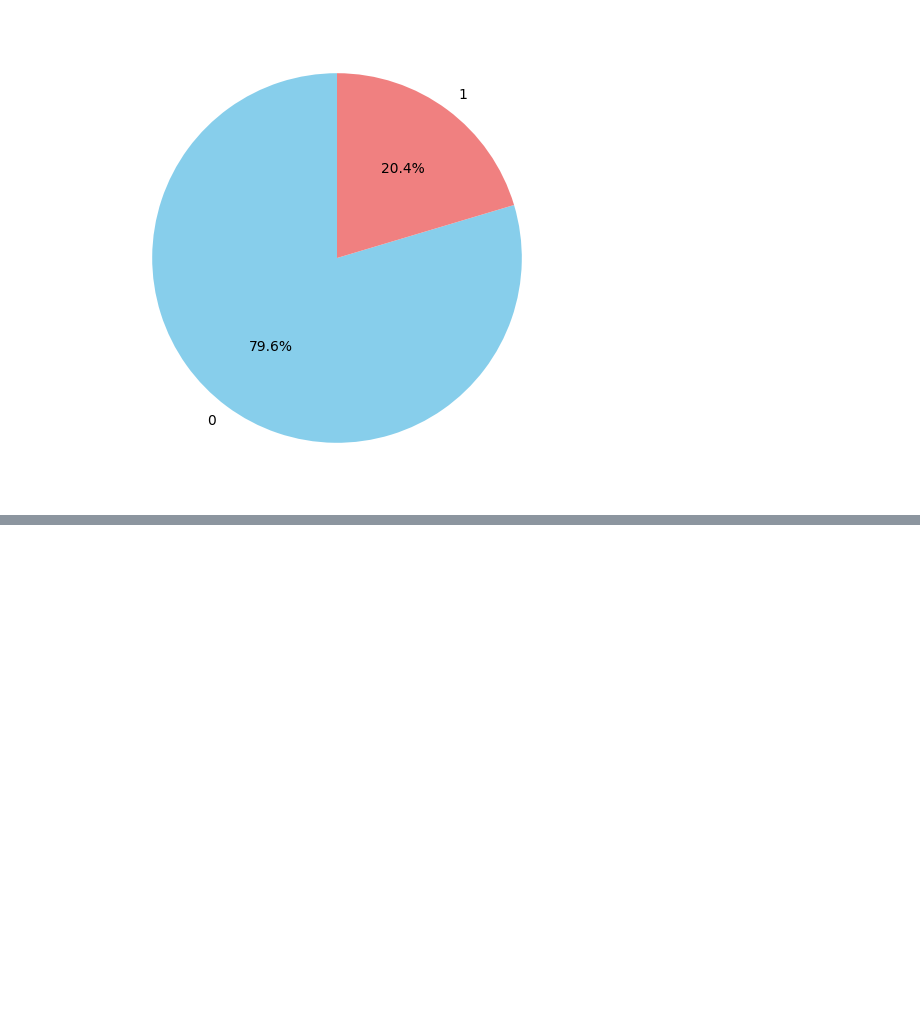
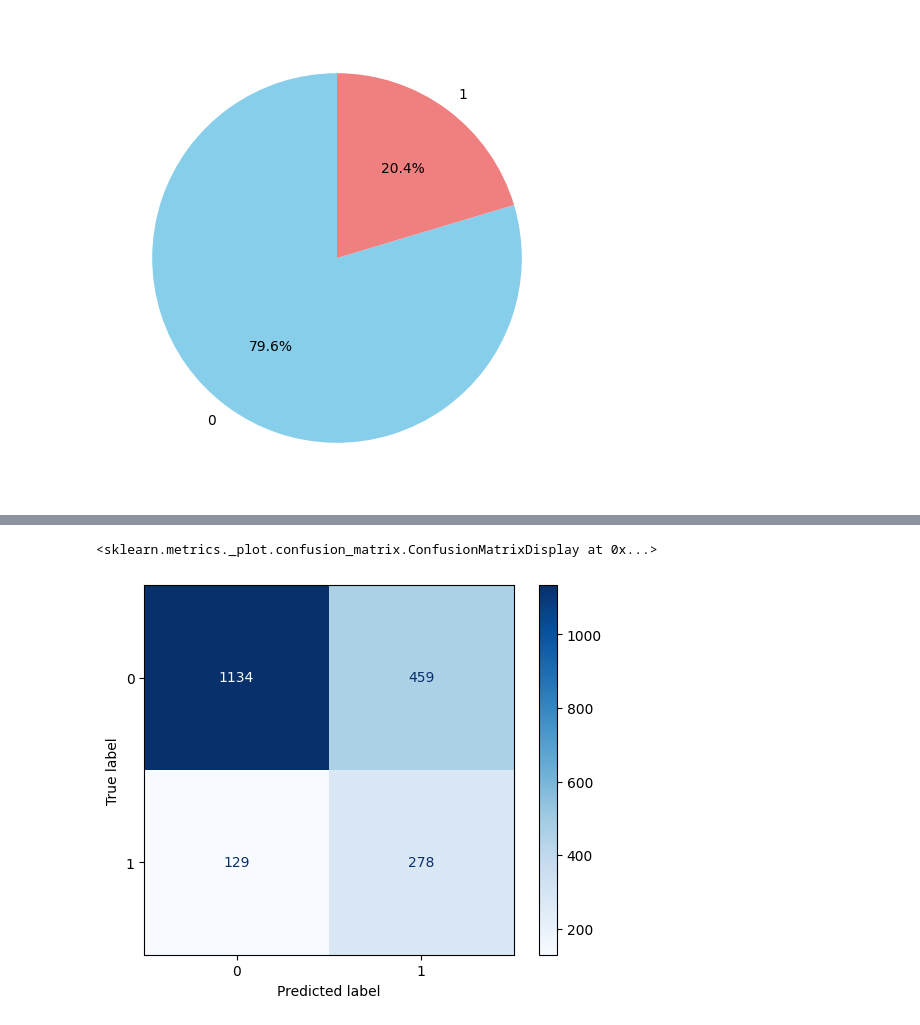
Before and after one commit to Kiran771/AI_churn_prediction, a Jupyter notebook: AI_Churn_prediction.ipynb, the cells around one changed output, grey strips where cells are left out. Saved outputs shown, nothing was run; the diff lists cells and outputs as text; code cells hidden in the pictures; blank space fills up the shorter version.

```diff
--- a/AI_Churn_prediction.ipynb
+++ b/AI_Churn_prediction.ipynb
@@ -132,0 +186,10 @@ X_train_smote.shape
+# %%
+pipeline_lr = Pipeline([
+    ('smote', smote),
+    ('lr', LogisticRegression(
+        solver='lbfgs',
+        penalty='l2',
+        max_iter=2000,
+        random_state=42
+    ))
+])
@@ -132,0 +239,4 @@ X_train_smote.shape
+# %%
+y_test_pred = pipeline_lr.predict(x_test_p)
+print("\nClassification Report on Test Set:")
+print(classification_report(y_test, y_test_pred))
@@ -132,0 +253,7 @@ X_train_smote.shape
+# %%
+cm_lr = confusion_matrix(y_test, y_test_pred)
+disp = ConfusionMatrixDisplay(confusion_matrix=cm_lr, display_labels=[0,1])
+disp.plot(cmap='Blues')
+# %% [output]
+<sklearn.metrics._plot.confusion_matrix.ConfusionMatrixDisplay at 0x...>
+[figure, added]
```
Also changed, not shown: parts of 66 cells of this notebook.
